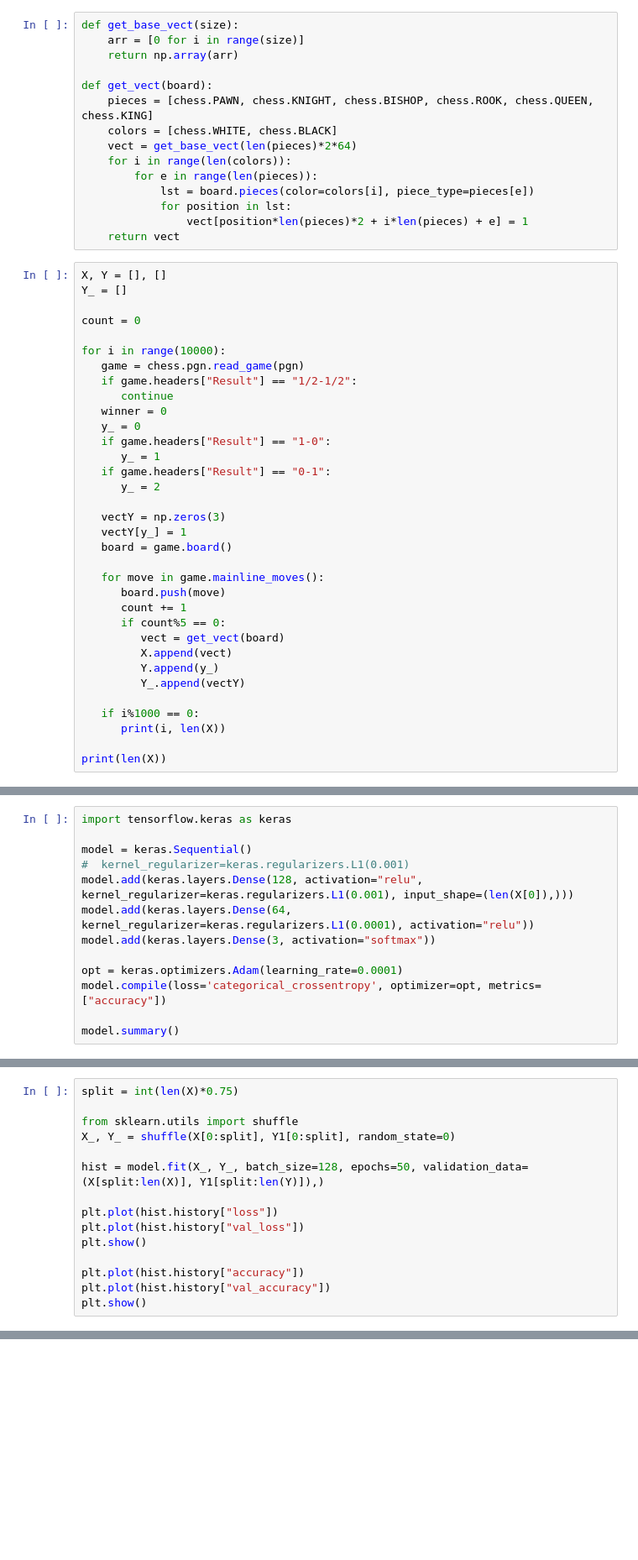
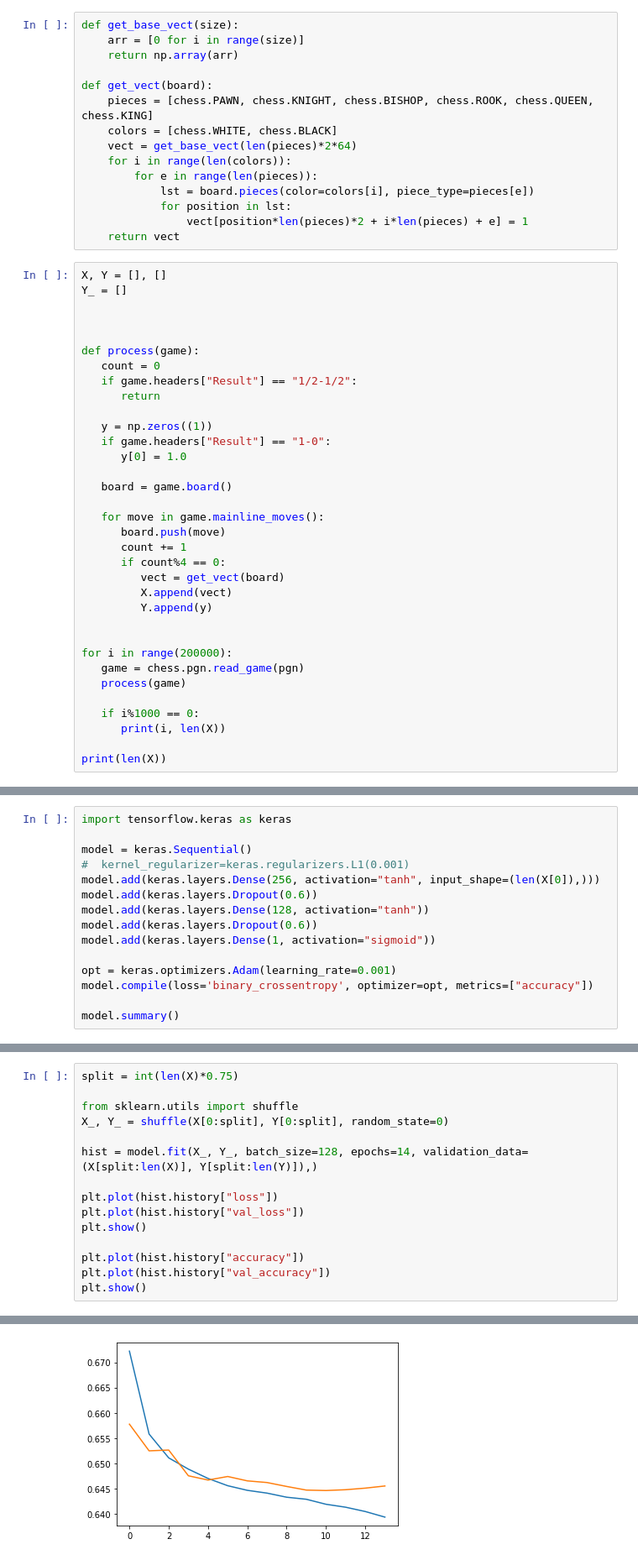
Before and after one commit to mx791/stockfish-killer, a Jupyter notebook: game-evaluation/build-ml-dataset.ipynb, the cells around one changed output, grey strips where cells are left out. Shown: that part at 84% size. Saved outputs shown, nothing was run; the diff lists cells and outputs as text; blank space fills up the shorter version.

```diff
--- a/game-evaluation/build-ml-dataset.ipynb
+++ b/game-evaluation/build-ml-dataset.ipynb
@@ -24,31 +24,31 @@ def get_vect(board):
 X, Y = [], []
 Y_ = []
 
-count = 0
 
-for i in range(10000):
-   game = chess.pgn.read_game(pgn)
+
+def process(game):
+   count = 0
    if game.headers["Result"] == "1/2-1/2":
-      continue
-   winner = 0
-   y_ = 0
+      return
+
+   y = np.zeros((1))
    if game.headers["Result"] == "1-0":
-      y_ = 1
-   if game.headers["Result"] == "0-1":
-      y_ = 2
+      y[0] = 1.0
 
-   vectY = np.zeros(3)
-   vectY[y_] = 1
    board = game.board()
 
    for move in game.mainline_moves():
       board.push(move)
       count += 1
-      if count%5 == 0:
+      if count%4 == 0:
          vect = get_vect(board)
          X.append(vect)
-         Y.append(y_)
-         Y_.append(vectY)
+         Y.append(y)
+
+
+for i in range(200000):
+   game = chess.pgn.read_game(pgn)
+   process(game)
 
    if i%1000 == 0:
       print(i, len(X))
@@ -71,12 +73,14 @@ import tensorflow.keras as keras
 
 model = keras.Sequential()
 #  kernel_regularizer=keras.regularizers.L1(0.001)
-model.add(keras.layers.Dense(128, activation="relu", kernel_regularizer=keras.regularizers.L1(0.001), input_shape=(len(X[0]),)))
-model.add(keras.layers.Dense(64, kernel_regularizer=keras.regularizers.L1(0.0001), activation="relu"))
-model.add(keras.layers.Dense(3, activation="softmax"))
+model.add(keras.layers.Dense(256, activation="tanh", input_shape=(len(X[0]),)))
+model.add(keras.layers.Dropout(0.6))
+model.add(keras.layers.Dense(128, activation="tanh"))
+model.add(keras.layers.Dropout(0.6))
+model.add(keras.layers.Dense(1, activation="sigmoid"))
 
-opt = keras.optimizers.Adam(learning_rate=0.0001)
-model.compile(loss='categorical_crossentropy', optimizer=opt, metrics=["accuracy"])
+opt = keras.optimizers.Adam(learning_rate=0.001)
+model.compile(loss='binary_crossentropy', optimizer=opt, metrics=["accuracy"])
 
 model.summary()
 # %% [output]
@@ -99,9 +107,9 @@ _________________________________________________________________
 split = int(len(X)*0.75)
 
 from sklearn.utils import shuffle
-X_, Y_ = shuffle(X[0:split], Y1[0:split], random_state=0)
+X_, Y_ = shuffle(X[0:split], Y[0:split], random_state=0)
 
-hist = model.fit(X_, Y_, batch_size=128, epochs=50, validation_data=(X[split:len(X)], Y1[split:len(Y)]),)
+hist = model.fit(X_, Y_, batch_size=128, epochs=14, validation_data=(X[split:len(X)], Y[split:len(Y)]),)
 
 plt.plot(hist.history["loss"])
 plt.plot(hist.history["val_loss"])
@@ -131,0 +139 @@ KeyboardInterrupt:
+[figure, added]
```
Also changed, not shown: parts of 6 cells of this notebook, 6 other files.
